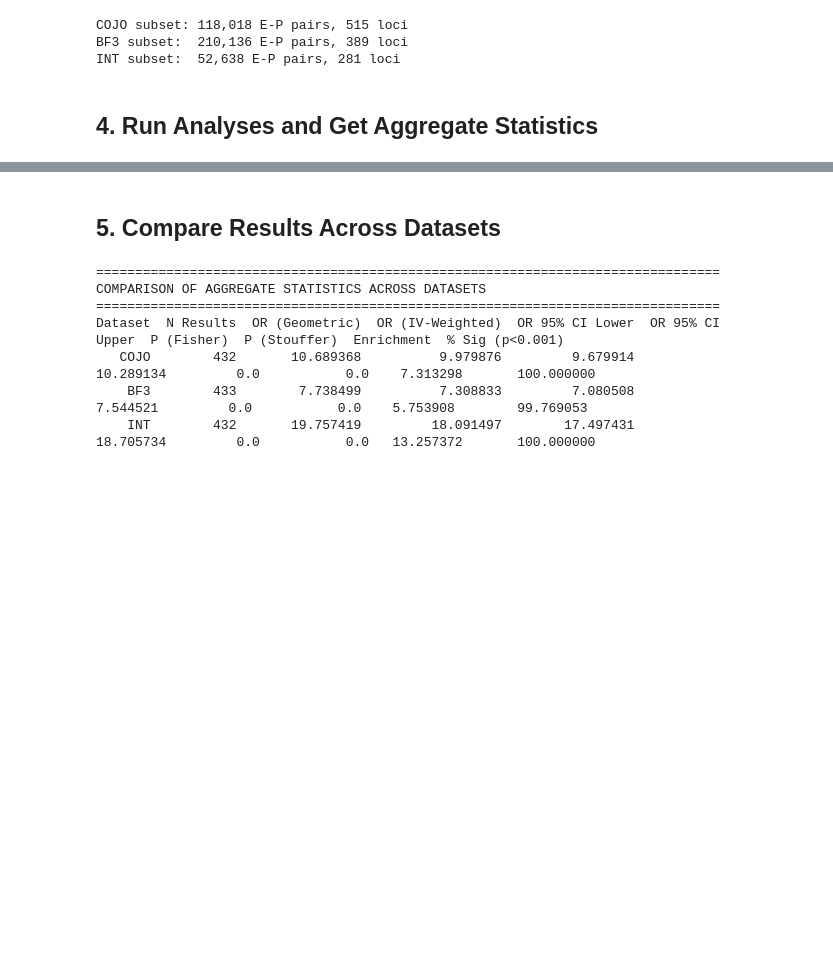
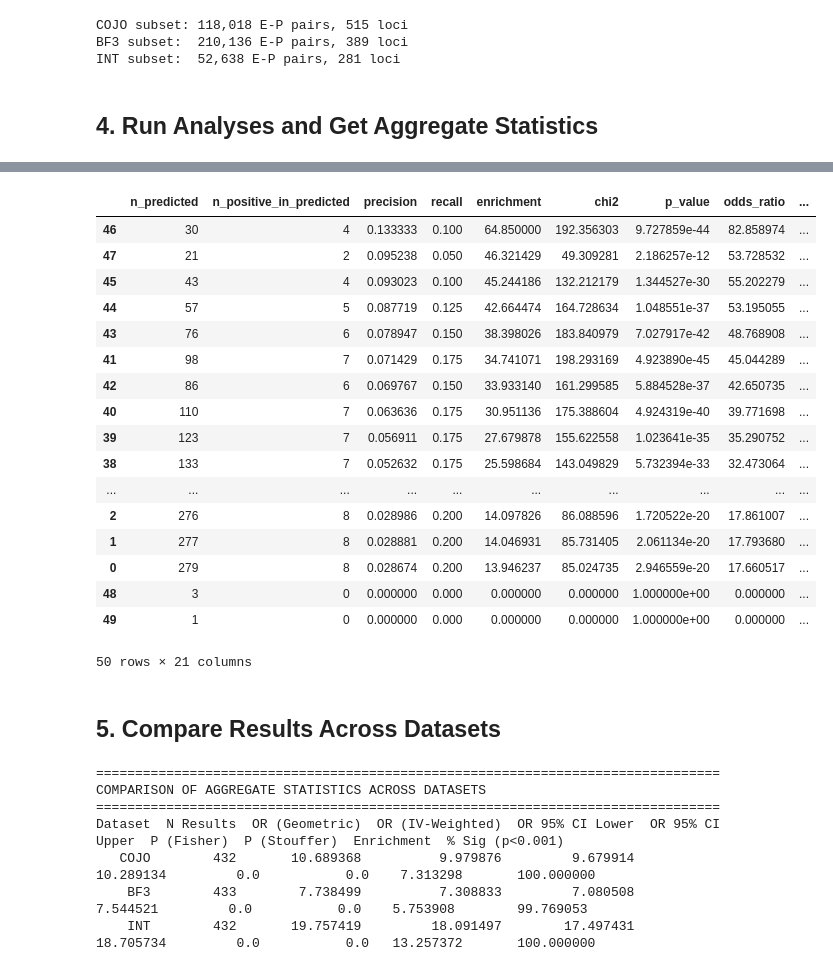
Before and after one commit to mingjutsai/EPFinder, a Jupyter notebook: eBMD_cojo_bf3_analysis_optimized.ipynb, the cells around one changed output, grey strips where cells are left out. Drawn from its saved outputs; the diff is of its cells as text; code cells hidden in the pictures; blank space fills up the shorter version.

```diff
--- a/eBMD_cojo_bf3_analysis_optimized.ipynb
+++ b/eBMD_cojo_bf3_analysis_optimized.ipynb
@@ -557,5 +612,28 @@ Results Analyzed: 432 (from 9 top-N values)
   identify true positive genes vs random selection.
 ======================================================================
+# %%
+int_analysis_results = int_analysis['results']
+int_analysis_results_top1 = int_analysis_results[int_analysis_results['top_n'] == 1]
+int_analysis_results_top1.sort_values(by="enrichment", ascending=False)
+# %% [output]
+|  | n_predicted | n_positive_in_predicted | precision | recall | enrichment | chi2 | p_value | odds_ratio | ... |
+| 46 | 30 | 4 | 0.133333 | 0.100 | 64.850000 | 192.356303 | 9.727859e-44 | 82.858974 | ... |
+| 47 | 21 | 2 | 0.095238 | 0.050 | 46.321429 | 49.309281 | 2.186257e-12 | 53.728532 | ... |
+| 45 | 43 | 4 | 0.093023 | 0.100 | 45.244186 | 132.212179 | 1.344527e-30 | 55.202279 | ... |
+| 44 | 57 | 5 | 0.087719 | 0.125 | 42.664474 | 164.728634 | 1.048551e-37 | 53.195055 | ... |
+| 43 | 76 | 6 | 0.078947 | 0.150 | 38.398026 | 183.840979 | 7.027917e-42 | 48.768908 | ... |
+| 41 | 98 | 7 | 0.071429 | 0.175 | 34.741071 | 198.293169 | 4.923890e-45 | 45.044289 | ... |
+| 42 | 86 | 6 | 0.069767 | 0.150 | 33.933140 | 161.299585 | 5.884528e-37 | 42.650735 | ... |
+| 40 | 110 | 7 | 0.063636 | 0.175 | 30.951136 | 175.388604 | 4.924319e-40 | 39.771698 | ... |
+| 39 | 123 | 7 | 0.056911 | 0.175 | 27.679878 | 155.622558 | 1.023641e-35 | 35.290752 | ... |
+| 38 | 133 | 7 | 0.052632 | 0.175 | 25.598684 | 143.049829 | 5.732394e-33 | 32.473064 | ... |
+| ... | ... | ... | ... | ... | ... | ... | ... | ... | ... |
+| 2 | 276 | 8 | 0.028986 | 0.200 | 14.097826 | 86.088596 | 1.720522e-20 | 17.861007 | ... |
+| 1 | 277 | 8 | 0.028881 | 0.200 | 14.046931 | 85.731405 | 2.061134e-20 | 17.793680 | ... |
+| 0 | 279 | 8 | 0.028674 | 0.200 | 13.946237 | 85.024735 | 2.946559e-20 | 17.660517 | ... |
+| 48 | 3 | 0 | 0.000000 | 0.000 | 0.000000 | 0.000000 | 1.000000e+00 | 0.000000 | ... |
+| 49 | 1 | 0 | 0.000000 | 0.000 | 0.000000 | 0.000000 | 1.000000e+00 | 0.000000 | ... |
+50 rows × 21 columns
 # %% [markdown]
 ## 5. Compare Results Across Datasets
 # %%
```
Also changed, not shown: parts of 9 cells of this notebook.
